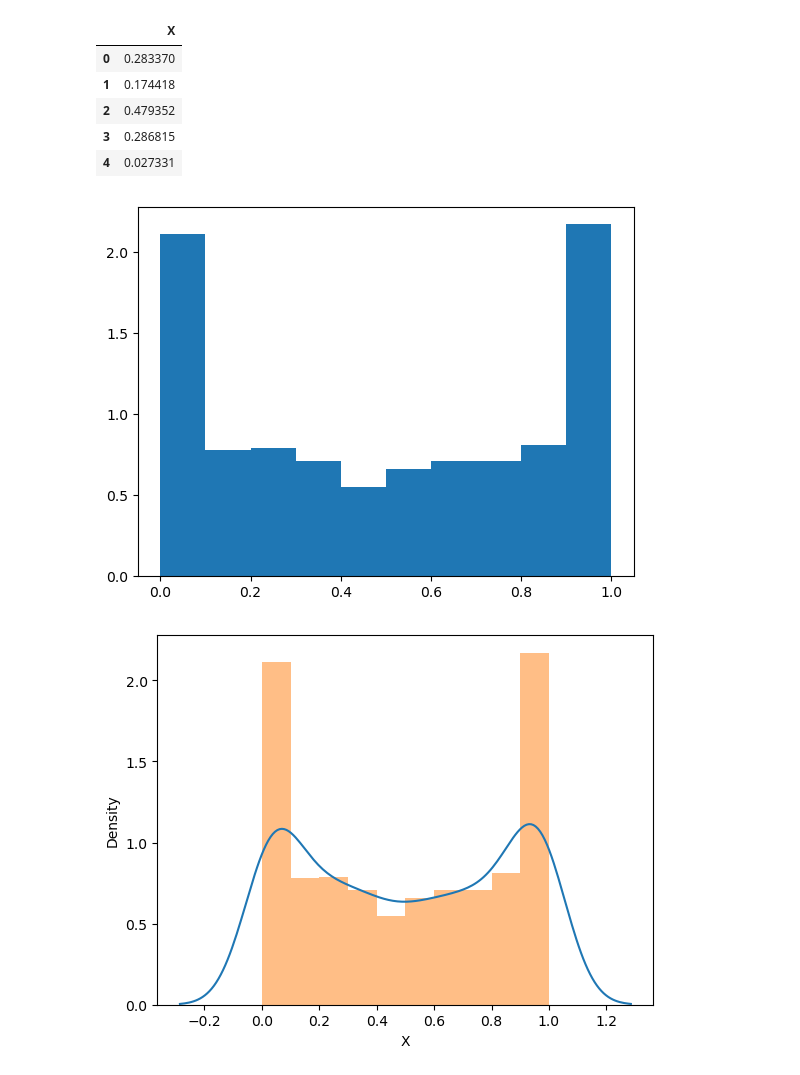
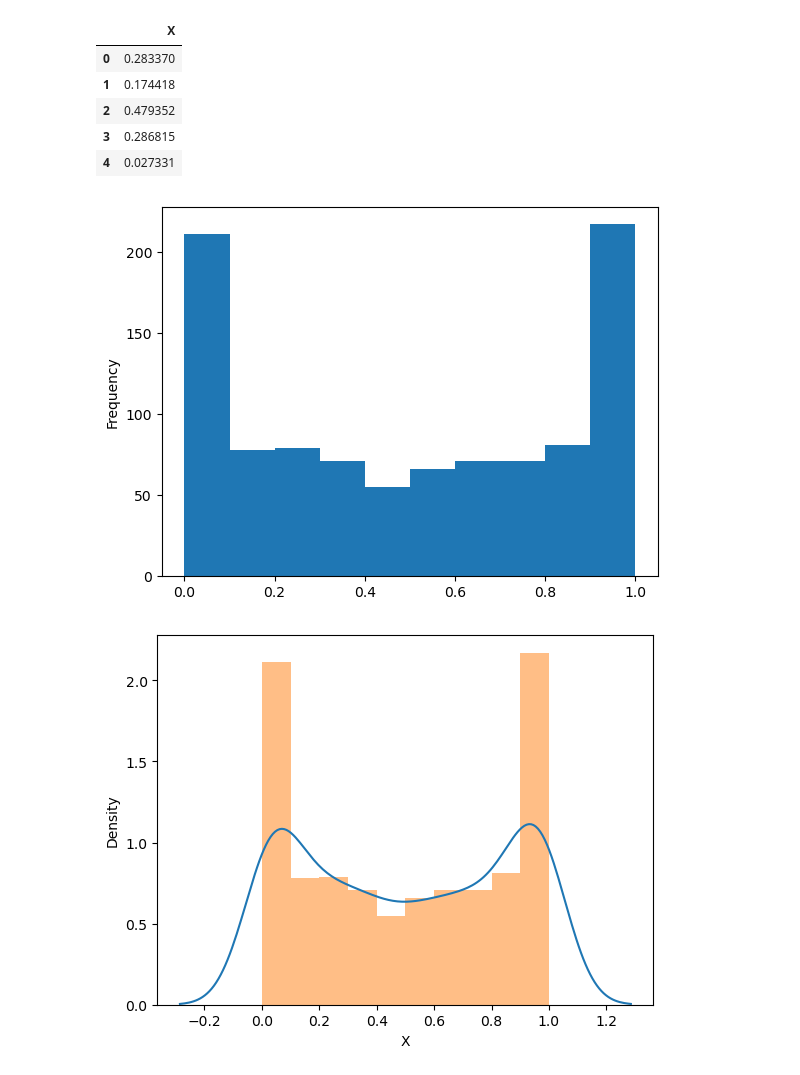
Before and after one commit to rob-evans/Statistical-Learning-Example-Work, a Jupyter notebook: PDF_estimation.ipynb, the cells around one changed output. Cells and saved outputs as stored; diff of their text form; code cells hidden in the pictures.

Commit message:
Updated PDF_estimation plots

```diff
--- a/PDF_estimation.ipynb
+++ b/PDF_estimation.ipynb
@@ -33,10 +28,11 @@ df_beta.head()
 # %%
 df_x_vals = df_beta['X'] #seperates values from index
 #plot formatting
-plt.hist(df_x_vals, density = True)
+plt.hist(df_x_vals)
+plt.ylabel('Frequency')
 plt.show()
 # %% [output]
-[figure, old version]
+[figure, new version]
 # %%
 sns.kdeplot(df_x_vals, bw_method = 'silverman', label ='KDE plot of X') #use seaborn to generate a kde plot
 plt.hist(df_x_vals, density = True, alpha = 0.5) #plots histogram against density and sets transparency to 0.5
```
Also changed, not shown: parts of 4 cells of this notebook.
